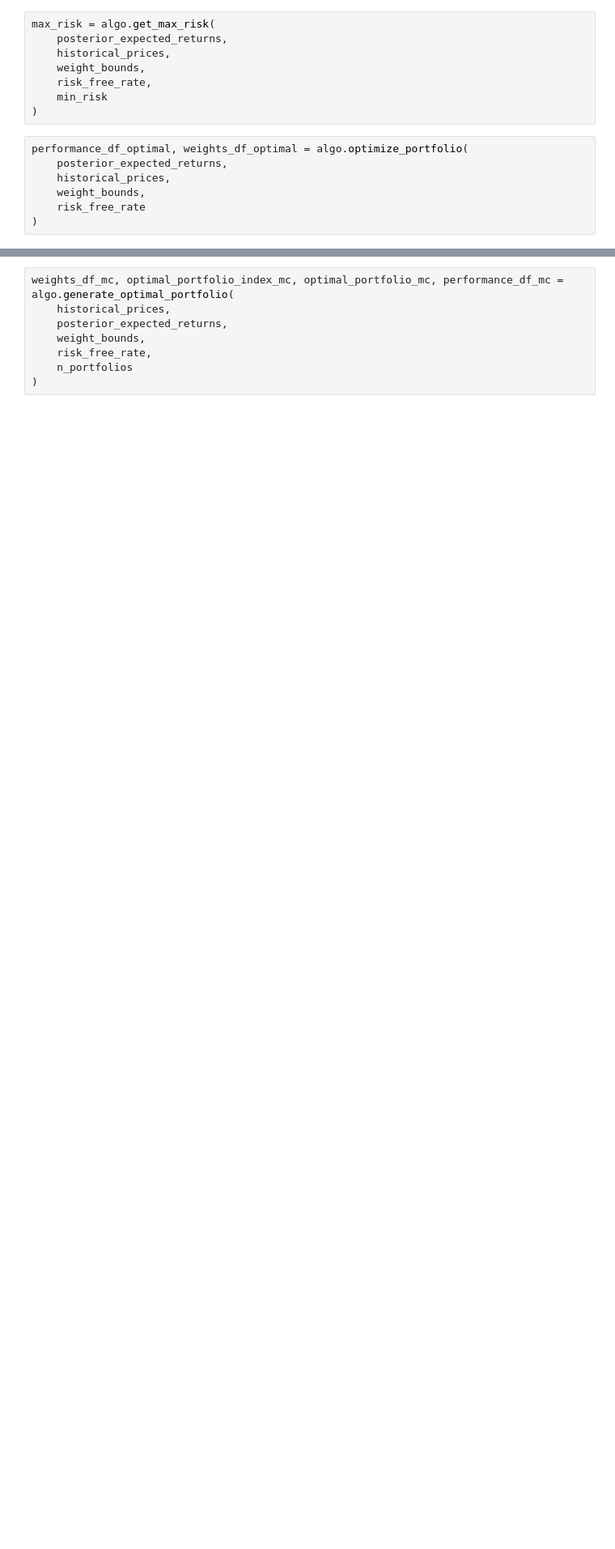
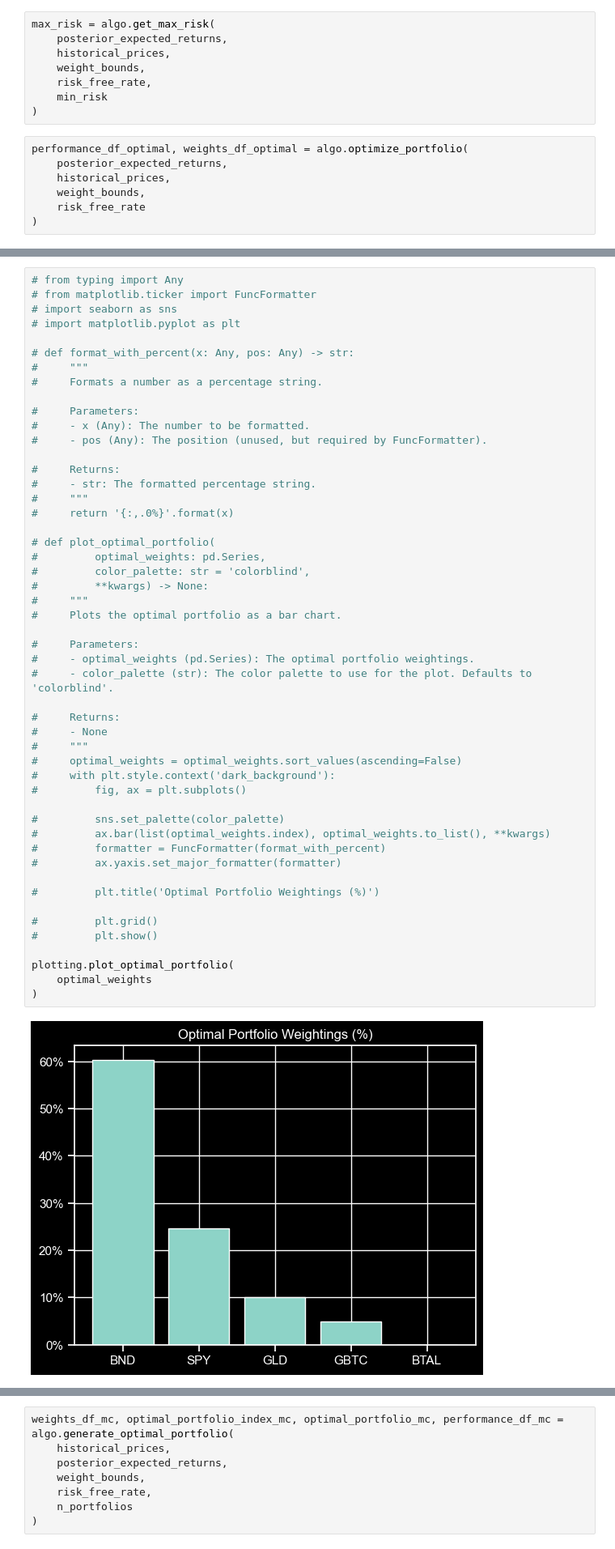
Before and after one commit to nathanramoscfa/PortfolioOptimization, a Jupyter notebook: notebooks/semivariance_optimization.ipynb, the cells around one changed output, grey strips where cells are left out. Shown at 81% size. Drawn from its saved outputs; the diff is of its cells as text; blank space fills up the shorter version.

```diff
--- a/notebooks/semivariance_optimization.ipynb
+++ b/notebooks/semivariance_optimization.ipynb
@@ -232,3 +232,55 @@ Name: 17, dtype: float64
+# %%
+# from typing import Any
+# from matplotlib.ticker import FuncFormatter
+# import seaborn as sns
+# import matplotlib.pyplot as plt
+
+# def format_with_percent(x: Any, pos: Any) -> str:
+#     """
+#     Formats a number as a percentage string.
+
+#     Parameters:
+#     - x (Any): The number to be formatted.
+#     - pos (Any): The position (unused, but required by FuncFormatter).
+
+#     Returns:
+#     - str: The formatted percentage string.
+#     """
+#     return '{:,.0%}'.format(x)
+
+# def plot_optimal_portfolio(
+#         optimal_weights: pd.Series,
+#         color_palette: str = 'colorblind',
+#         **kwargs) -> None:
+#     """
+#     Plots the optimal portfolio as a bar chart.
+
+#     Parameters:
+#     - optimal_weights (pd.Series): The optimal portfolio weightings.
+#     - color_palette (str): The color palette to use for the plot. Defaults to 'colorblind'.
+
+#     Returns:
+#     - None
+#     """
+#     optimal_weights = optimal_weights.sort_values(ascending=False)
+#     with plt.style.context('dark_background'):
+#         fig, ax = plt.subplots()
+
+#         sns.set_palette(color_palette)
+#         ax.bar(list(optimal_weights.index), optimal_weights.to_list(), **kwargs)
+#         formatter = FuncFormatter(format_with_percent)
+#         ax.yaxis.set_major_formatter(formatter)
+
+#         plt.title('Optimal Portfolio Weightings (%)')
+
+#         plt.grid()
+#         plt.show()
+
+plotting.plot_optimal_portfolio(
+    optimal_weights
+)
+# %% [output]
+[figure, added]
 # %%
 plotting.plot_efficient_frontier(performance_df_optimal, optimal_portfolio_index, risk_free_rate, optimal_color='lime')
 # %% [output]
```
Also changed, not shown: parts of 23 cells of this notebook, 11 other files.
